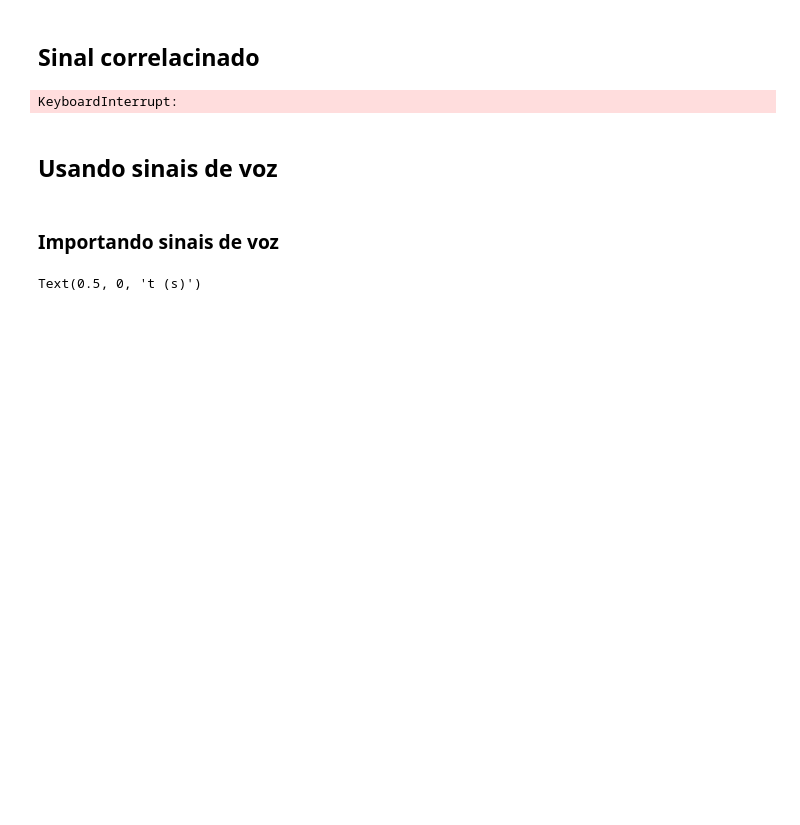
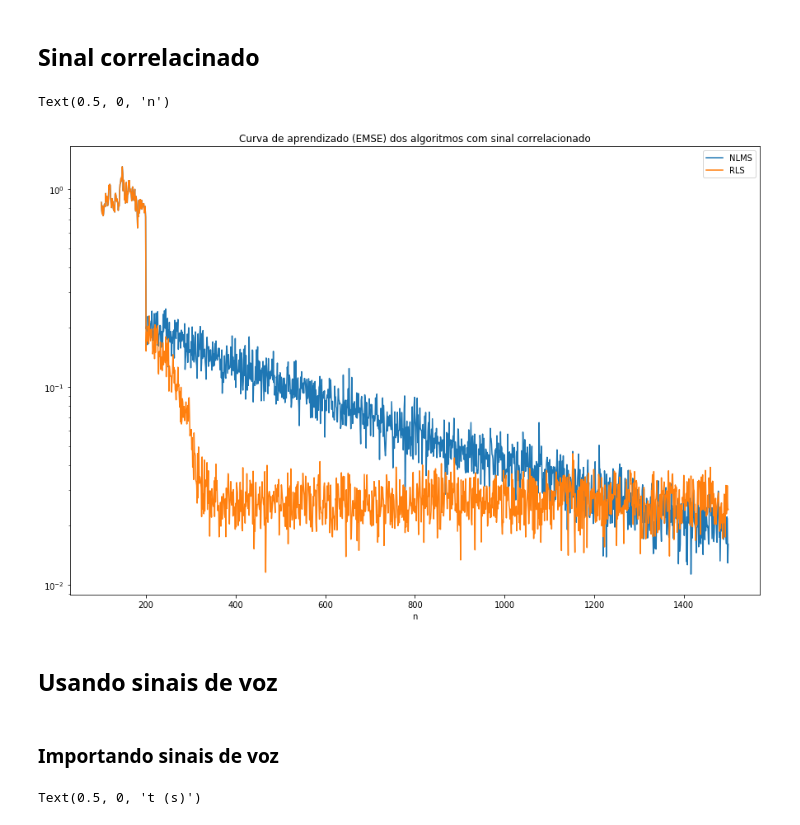
Before and after one commit to henriquemeloo/psi3532-adaptive-filtering, a Jupyter notebook: exp5/exp5.ipynb, the cells around one changed output. Cells and saved outputs as stored; diff of their text form; code cells hidden in the pictures; blank space fills up the shorter version.

```diff
--- a/exp5/exp5.ipynb
+++ b/exp5/exp5.ipynb
@@ -96,14 +101,20 @@ Text(0.5, 0, 'n')
 # %% [markdown]
 ## Sinal correlacinado
 # %%
-n, EMSE_LMS, EMSE_NLMS, EMSE_RLS = exp5(a=.9, mu_0=.5, epsilon=0, L=.9, total_time=1500, N=100)
+n, EMSE_LMS, EMSE_NLMS, EMSE_RLS = exp5(a=.9,
+                                        mu_0=.72,
+                                        epsilon=0,
+                                        L=.96,
+                                        total_time=1500,
+                                        N=100)
 plt.subplots(figsize=(15,10))
 plt.semilogy(n, EMSE_NLMS, n, EMSE_RLS)
 plt.title('Curva de aprendizado (EMSE) dos algoritmos com sinal correlacionado')
 plt.legend(['NLMS', 'RLS'])
 plt.xlabel('n')
 # %% [output]
-KeyboardInterrupt:
+Text(0.5, 0, 'n')
+[figure, added]
 # %% [markdown]
 ## Usando sinais de voz
 # %% [markdown]
```
Also changed, not shown: parts of 7 cells of this notebook, 4 other files.
